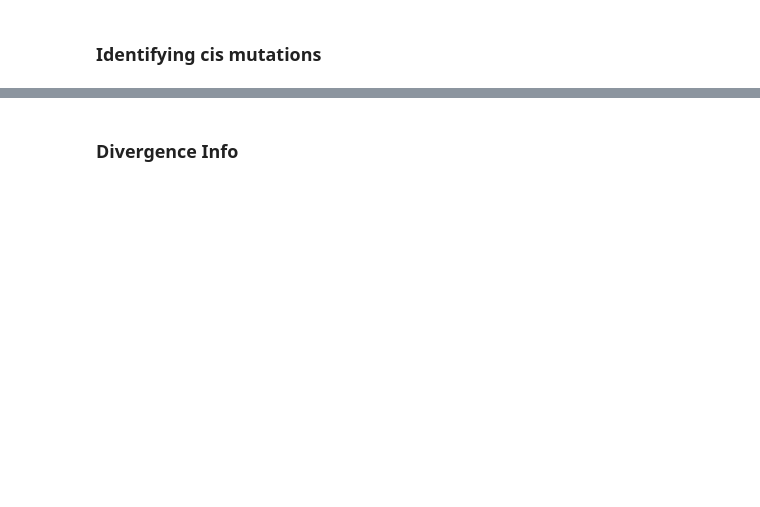
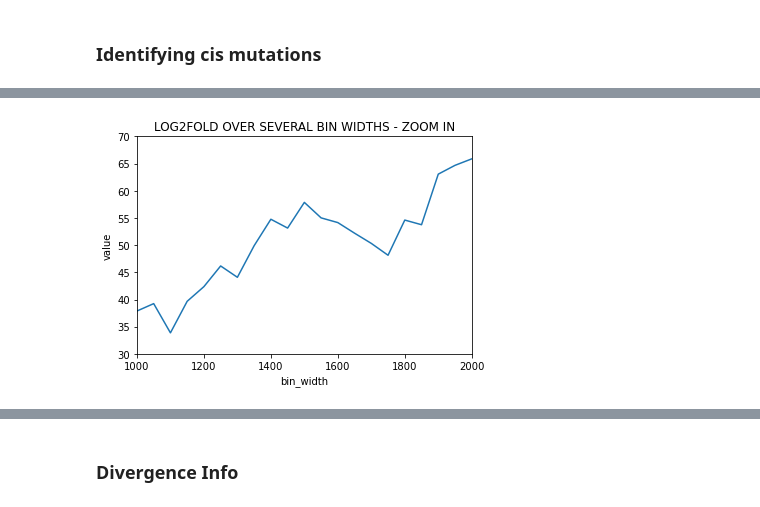
Before and after one commit to enibalogun/analysis, a Jupyter notebook: Mutational_Variance.ipynb, the cells around one changed output, grey strips where cells are left out. Saved outputs shown, nothing was run; the diff lists cells and outputs as text; code cells hidden in the pictures; blank space fills up the shorter version.

```diff
--- a/Mutational_Variance.ipynb
+++ b/Mutational_Variance.ipynb
@@ -617,3 +1079,43 @@ plt.savefig('/research/projects/chlamydomonas/MAexpression/analysis/DEGs/images/
 a = sns.countplot(x = 'bin_width', hue = 'expression', data = possible_cis_no_neither)
 a.set_title('Type of expression produced by cis mutations')
 plt.savefig('/research/projects/chlamydomonas/MAexpression/analysis/DEGs/images/expression_without_neither_near_cis_mutations.pdf', format = 'pdf', dpi = 150, bbox_inches = 'tight')
+# %%
+## COMPARE FOLD CHANGE OF GENES WITH MUTATIONS WITHIN N-BP OF GENE TO OTHER GENES
+possible_cis_stats = pd.DataFrame()
+# possible_cis = pd.read_csv('/research/projects/chlamydomonas/MAexpression/analysis/DEGs/cis_mutations/bin_10_to_400.csv', delimiter = '\t')
+# possible_cis = pd.read_csv('/research/projects/chlamydomonas/MAexpression/analysis/DEGs/cis_mutations/bin_10_to_10000.csv', delimiter = '\t')
+possible_cis = pd.read_csv('/research/projects/chlamydomonas/MAexpression/analysis/DEGs/cis_mutations/bin_1000_to_2000.csv', delimiter = '\t')
+
+for i in possible_cis.index.values:
+    if 'CC2344' in possible_cis.at[i, 'sample']:
+        attributes = possible_cis.at[i, 'attributes']
+        sample = possible_cis.at[i, 'sample']
+        possible_cis.at[i, 'log2Fold'] = CC2344_log2Fold.at[attributes, sample]
+        possible_cis.at[i, 'abs_fold'] = CC2344_abs.at[attributes, sample]
+        possible_cis.at[i, 'rel_fold'] = CC2344_rel.at[attributes, sample]
+    if 'CC2931' in possible_cis.at[i, 'sample']:
+        attributes = possible_cis.at[i, 'attributes']
+        sample = possible_cis.at[i, 'sample']
+        possible_cis.at[i, 'log2Fold'] = CC2931_log2Fold.at[attributes, sample]
+        possible_cis.at[i, 'abs_fold'] = CC2931_abs.at[attributes, sample]
+        possible_cis.at[i, 'rel_fold'] = CC2931_rel.at[attributes, sample]
+
+# bin_width = [10, 50, 100, 150, 200, 250, 300, 350, 400]
+# bin_width = [10, 50, 100, 150, 200, 250, 300, 350, 400, 500, 600, 700, 800, 900, 1000, 2000, 3000, 5000, 10000]
+bin_width = [1000, 1050, 1100, 1150, 1200, 1250, 1300, 1350, 1400, 1450, 1500, 1550, 1600, 1650, 1700, 1750, 1800, 1850, 1900, 1950, 2000]
+for i in bin_width:
+    specific_bin = possible_cis.loc[possible_cis['bin_width'] == i]
+    possible_cis_stats.at[i, 'log2Fold'] = specific_bin['log2Fold'].sum()
+    possible_cis_stats.at[i, 'abs_fold'] = specific_bin['abs_fold'].sum()
+    possible_cis_stats.at[i, 'rel_fold'] = specific_bin['rel_fold'].sum()
+possible_cis_stats = possible_cis_stats.reset_index()
+possible_cis_stats = pd.melt(possible_cis_stats, id_vars=['index'], value_vars=['log2Fold', 'abs_fold', 'rel_fold'])
+# %%
+sns.lineplot(data = possible_cis_stats.loc[possible_cis_stats['variable'] == 'log2Fold'], x="index", y = 'value')
+plt.xlabel('bin_width')
+plt.xlim(1000, 2000)
+plt.ylim(30, 70)
+plt.title("LOG2FOLD OVER SEVERAL BIN WIDTHS - ZOOM IN")
+plt.savefig('/research/projects/chlamydomonas/MAexpression/analysis/DEGs/cis_mutations/log2fold_over_bin_widths_zoom_in_2.pdf', format = 'pdf', dpi = 150, bbox_inches = 'tight')
+# %% [output]
+[figure, added]
```
Also changed, not shown: parts of 22 cells of this notebook.
